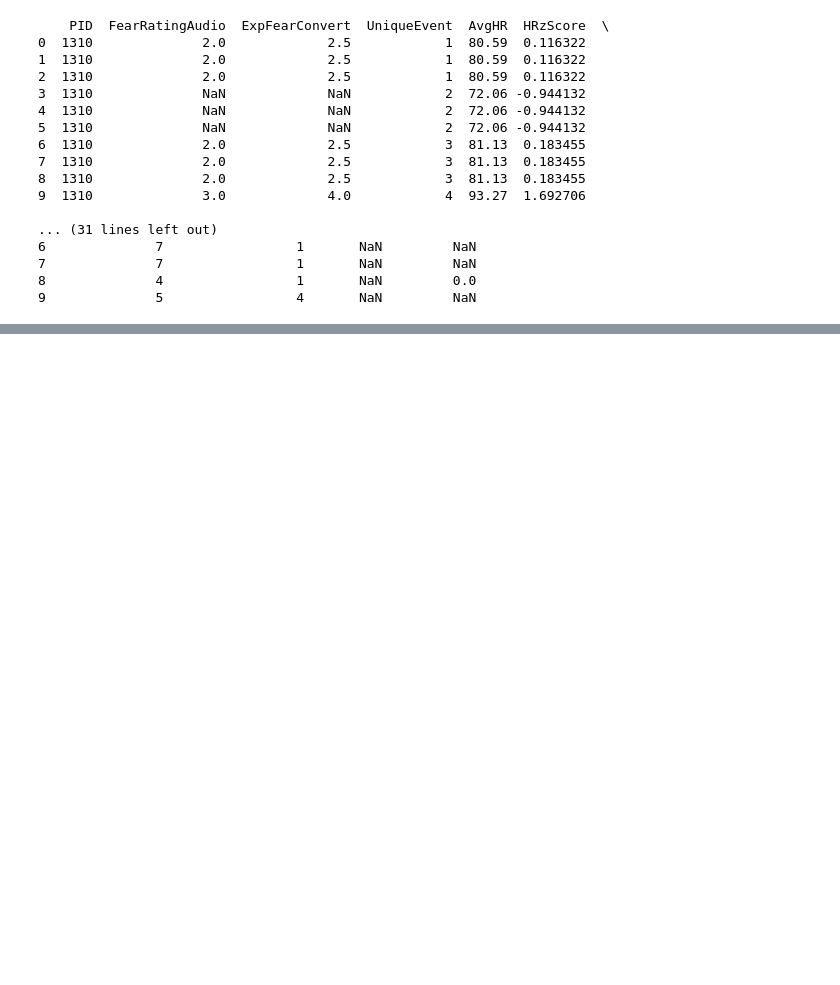
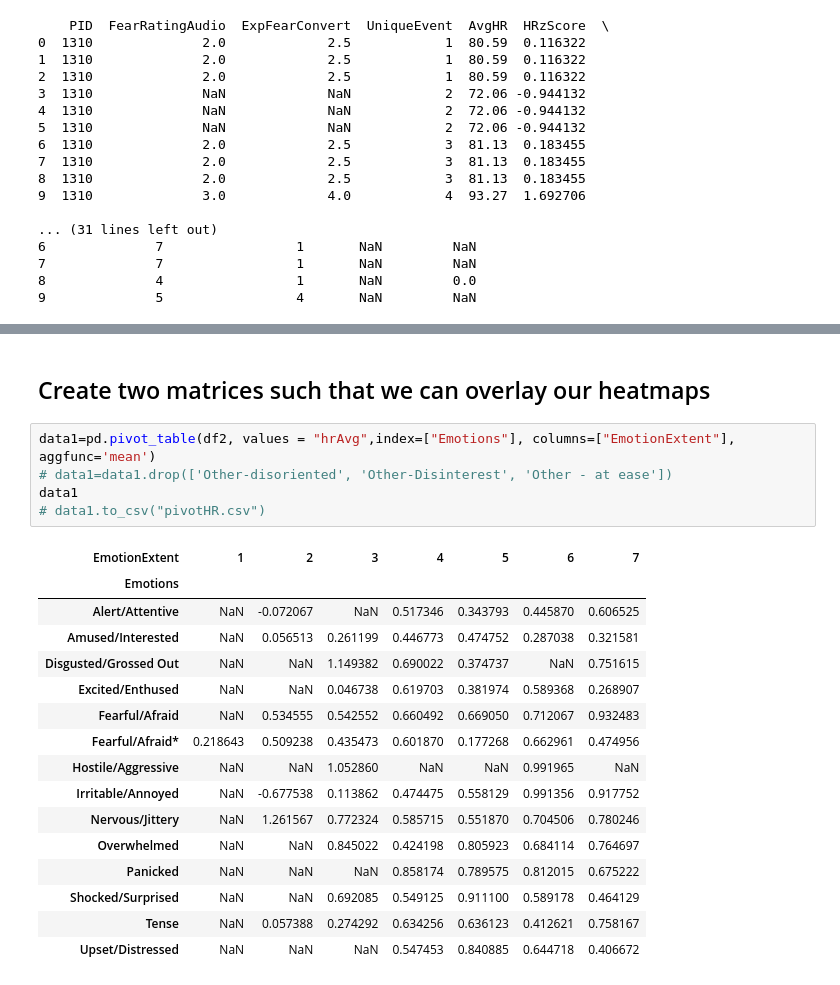
Before and after one commit to JoanneStasiak/JupyterNotebook, a Jupyter notebook: R Notebooks/FrightNight/FN-py.ipynb, the cells around one changed output, grey strips where cells are left out. Saved outputs shown, nothing was run; the diff lists cells and outputs as text; blank space fills up the shorter version.

```diff
--- a/R Notebooks/FrightNight/FN-py.ipynb
+++ b/R Notebooks/FrightNight/FN-py.ipynb
@@ -47,0 +168,24 @@ data
+# %% [markdown]
+## Create two matrices such that we can overlay our heatmaps
+# %%
+data1=pd.pivot_table(df2, values = "hrAvg",index=["Emotions"], columns=["EmotionExtent"], aggfunc='mean')
+# data1=data1.drop(['Other-disoriented', 'Other-Disinterest', 'Other - at ease'])
+data1
+# data1.to_csv("pivotHR.csv")
+# %% [output]
+| EmotionExtent | 1 | 2 | 3 | 4 | 5 | 6 | 7 |
+| Emotions |  |  |  |  |  |  |  |
+| Alert/Attentive | NaN | -0.072067 | NaN | 0.517346 | 0.343793 | 0.445870 | 0.606525 |
+| Amused/Interested | NaN | 0.056513 | 0.261199 | 0.446773 | 0.474752 | 0.287038 | 0.321581 |
+| Disgusted/Grossed Out | NaN | NaN | 1.149382 | 0.690022 | 0.374737 | NaN | 0.751615 |
+| Excited/Enthused | NaN | NaN | 0.046738 | 0.619703 | 0.381974 | 0.589368 | 0.268907 |
+| Fearful/Afraid | NaN | 0.534555 | 0.542552 | 0.660492 | 0.669050 | 0.712067 | 0.932483 |
+| Fearful/Afraid* | 0.218643 | 0.509238 | 0.435473 | 0.601870 | 0.177268 | 0.662961 | 0.474956 |
+| Hostile/Aggressive | NaN | NaN | 1.052860 | NaN | NaN | 0.991965 | NaN |
+| Irritable/Annoyed | NaN | -0.677538 | 0.113862 | 0.474475 | 0.558129 | 0.991356 | 0.917752 |
+| Nervous/Jittery | NaN | 1.261567 | 0.772324 | 0.585715 | 0.551870 | 0.704506 | 0.780246 |
+| Overwhelmed | NaN | NaN | 0.845022 | 0.424198 | 0.805923 | 0.684114 | 0.764697 |
+| Panicked | NaN | NaN | NaN | 0.858174 | 0.789575 | 0.812015 | 0.675222 |
+| Shocked/Surprised | NaN | NaN | 0.692085 | 0.549125 | 0.911100 | 0.589178 | 0.464129 |
+| Tense | NaN | 0.057388 | 0.274292 | 0.634256 | 0.636123 | 0.412621 | 0.758167 |
+| Upset/Distressed | NaN | NaN | NaN | 0.547453 | 0.840885 | 0.644718 | 0.406672 |
```
Also changed, not shown: parts of 38 cells of this notebook, 5 other files.
